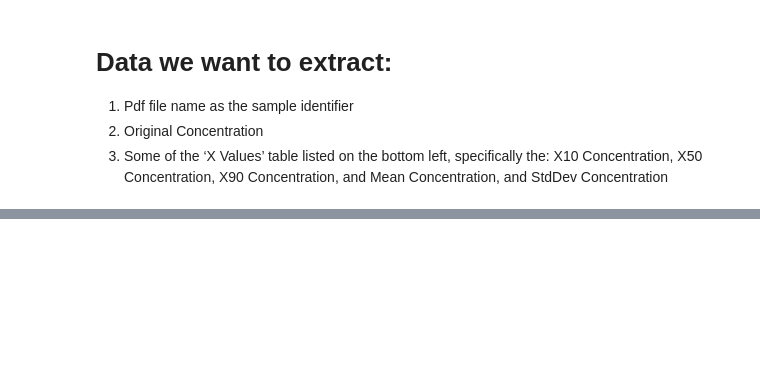
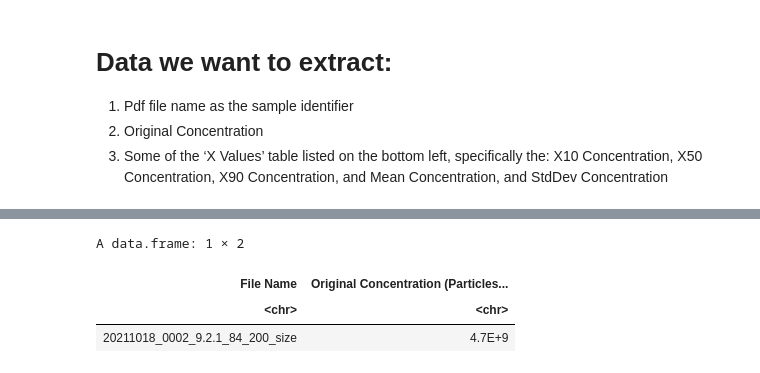
Before and after one commit to alexispayton/Wildfires-and-Extracellular-Vesicles-EVs-Woodsmoke-Alters-EV-Proteomic-Signatures-involved-in-Ext, a Jupyter notebook: PDF Data Extraction.ipynb, the cells around one changed output, grey strips where cells are left out. Cells and saved outputs as stored; diff of their text form; code cells hidden in the pictures; blank space fills up the shorter version.

```diff
--- a/PDF Data Extraction.ipynb
+++ b/PDF Data Extraction.ipynb
@@ -189,0 +214,11 @@ length(extracted_text_files[1])
+# %%
+data_of_interest = c("Original Concentration", "X10", "X50", "X90")#finish
+corpus_raw %>%
+    filter(grepl("Original Concentration", Text)) %>%
+    separate(Text, c(NA, "Original Concentration"), sep = ": ") %>%
+    separate(`Original Concentration`, c("Original Concentration (Particles/ mL)", NA), sep = "P")
+# %% [output]
+A data.frame: 1 × 2
+| File Name | Original Concentration (Particles... |
+| <chr> | <chr> |
+| 20211018_0002_9.2.1_84_200_size | 4.7E+9 |
```
Also changed, not shown: parts of 12 cells of this notebook.
